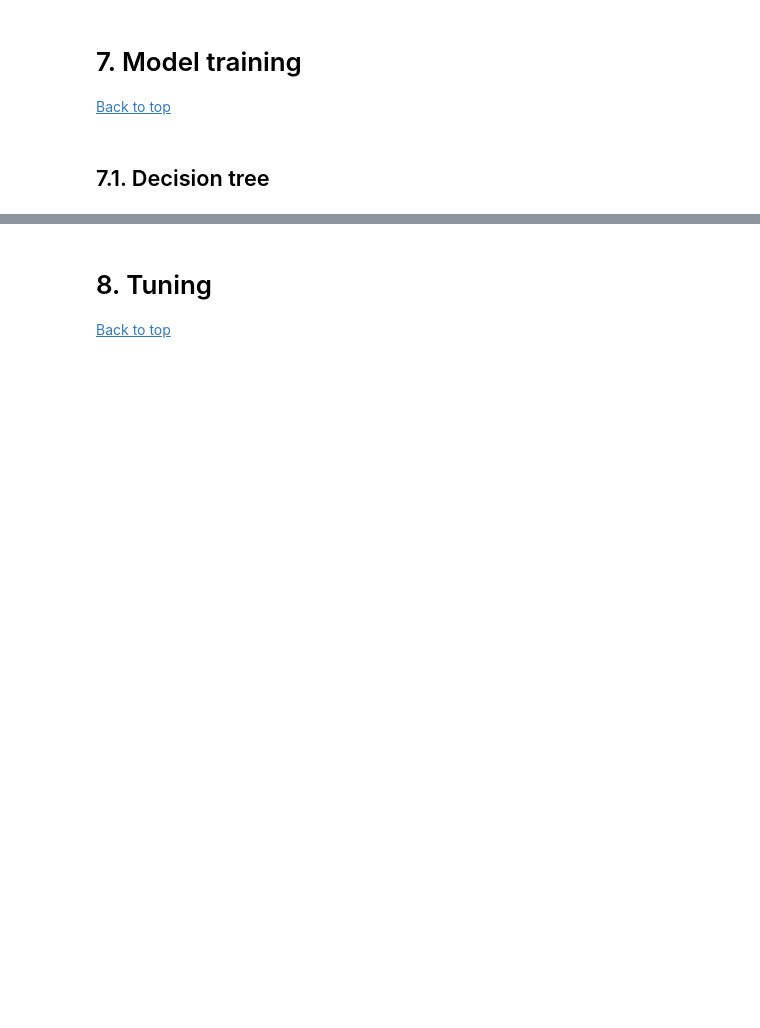
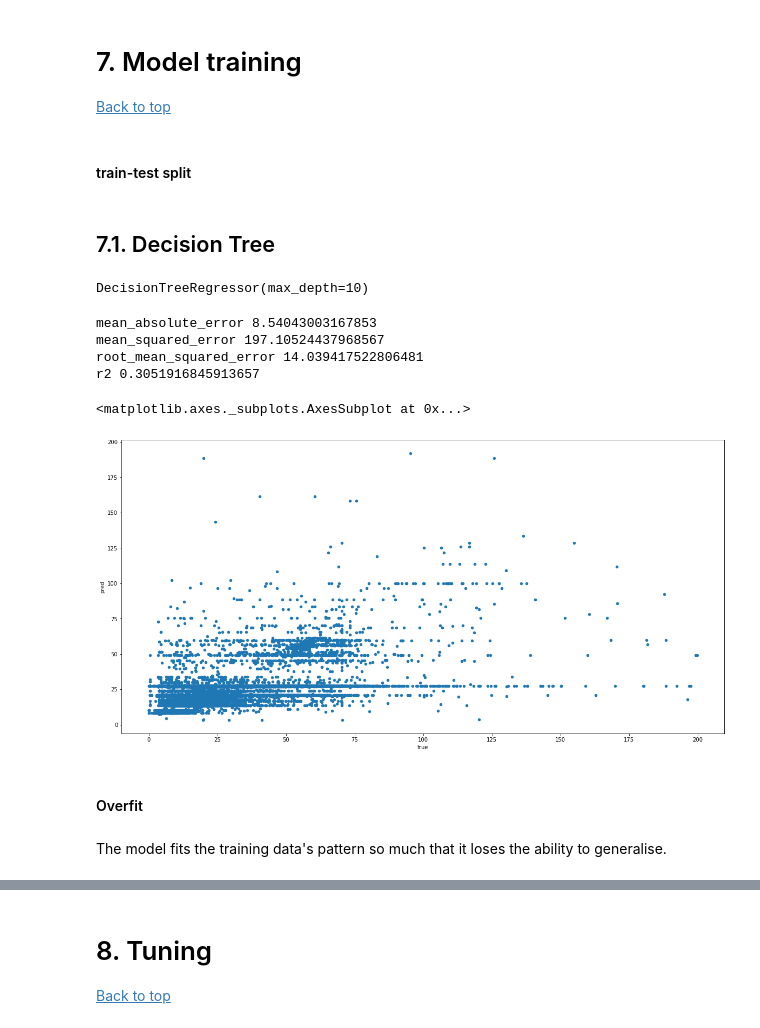
Before and after one commit to mcarhuasn/MasterDS-NewYorkTaxiAnalysis, a Jupyter notebook: Presentable notebook.ipynb, the cells around one changed output, grey strips where cells are left out. Saved outputs shown, nothing was run; the diff lists cells and outputs as text; code cells hidden in the pictures; blank space fills up the shorter version.

Commit message:
7. Model Training

```diff
--- a/Presentable notebook.ipynb
+++ b/Presentable notebook.ipynb
@@ -773,2 +782,63 @@ nyc_taxi_with_weather.head()
+# %%
+categorical_features = ['PULocationID', 'transaction_month', 'transaction_day',
+       'transaction_hour', 'transaction_week_day', 'weekend', 'is_holiday', 'Borough']
+input_features = categorical_features + ['temperature', 'humidity', 'wind speed', 'cloud cover',
+       'amount of precipitation']
+target_feature = 'total_amount'
+# %% [markdown]
+#### train-test split
+# %%
+from sklearn.model_selection import train_test_split
+
+X = data_for_model[input_features]
+y = data_for_model[target_feature]
+
+# one-hot encode
+X = pd.get_dummies(X)
+
+X_train, X_test, y_train, y_test = train_test_split(X, y, test_size=0.33, random_state=42)
 # %% [markdown]
-## 7.1. Decision tree <a id='decision_tree'></a>
+## 7.1. Decision Tree <a id='decision_tree'></a>
+# %%
+from sklearn.tree import DecisionTreeRegressor
+
+decision_tree = DecisionTreeRegressor(max_depth=10)
+decision_tree.fit(X_train, y_train)
+# %% [output]
+DecisionTreeRegressor(max_depth=10)
+# %%
+model_at_hand = decision_tree
+
+y_pred_dt = model_at_hand.predict(X_test)
+
+from sklearn.metrics import mean_absolute_error
+from sklearn.metrics import mean_squared_error
+from sklearn.metrics import r2_score
+from math import sqrt
+
+decision_tree_mae = mean_absolute_error(y_test, y_pred_dt)
+decision_tree_mse = mean_squared_error(y_test, y_pred_dt)
+decision_tree_rmse = sqrt(mean_squared_error(y_test, y_pred_dt))
+decision_tree_r2 = r2_score(y_test, y_pred_dt)
+
+print('mean_absolute_error', mean_absolute_error(y_test, y_pred_dt))
+print('mean_squared_error', mean_squared_error(y_test, y_pred_dt))
+print('root_mean_squared_error', sqrt(mean_squared_error(y_test, y_pred_dt)))
+print('r2', r2_score(y_test, y_pred_dt))
+# %% [output]
+mean_absolute_error 8.54043003167853
+mean_squared_error 197.10524437968567
+root_mean_squared_error 14.039417522806481
+r2 0.3051916845913657
+# %%
+data = {'true': y_test, 'pred': y_pred_dt}
+results = pd.DataFrame(data)
+
+results.plot(figsize=(20,10), kind='scatter', x='true', y='pred')
+# %% [output]
+<matplotlib.axes._subplots.AxesSubplot at 0x...>
+[figure, added]
+# %% [markdown]
+#### Overfit
+# %% [markdown]
+The model fits the training data's pattern so much that it loses the ability to generalise.
```
Also changed, not shown: parts of 30 cells of this notebook.
